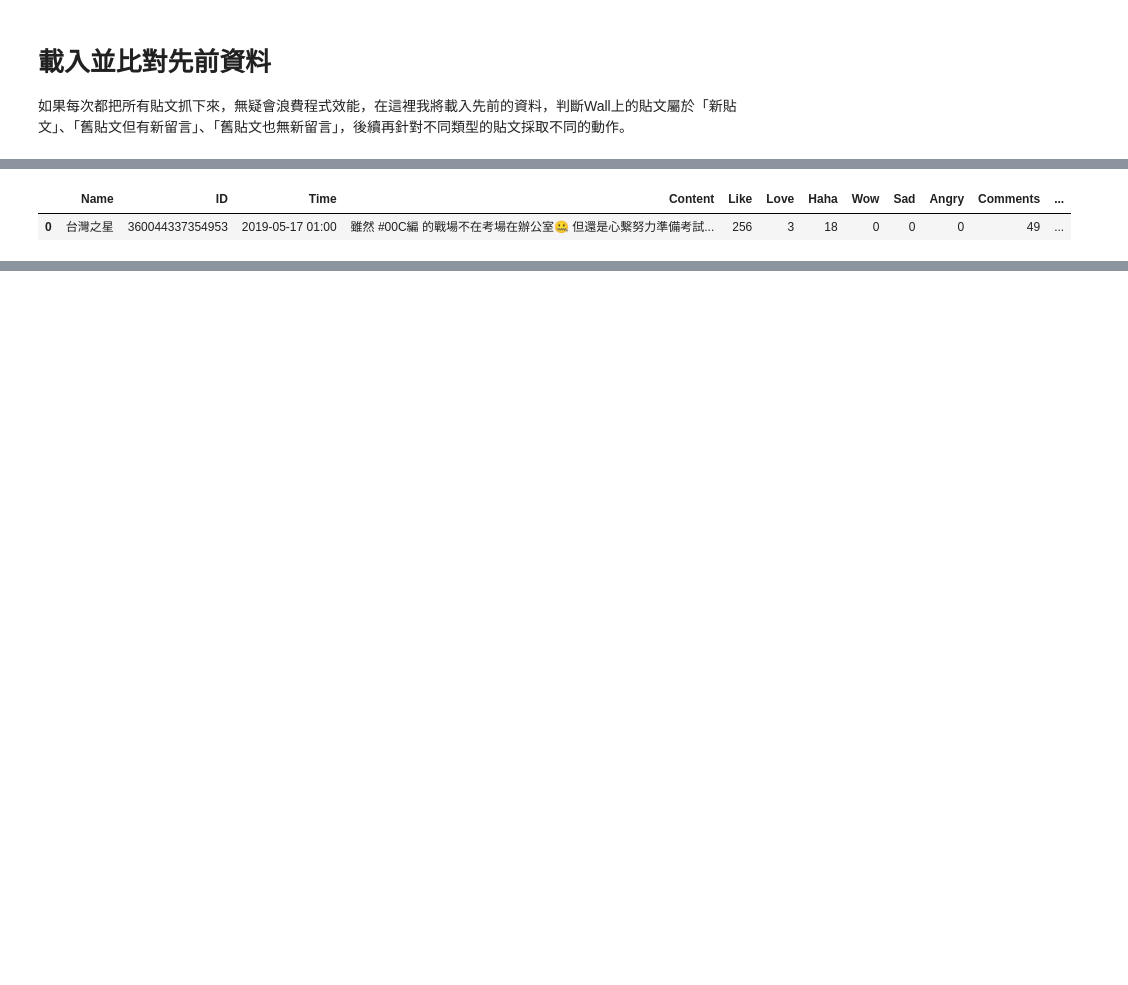
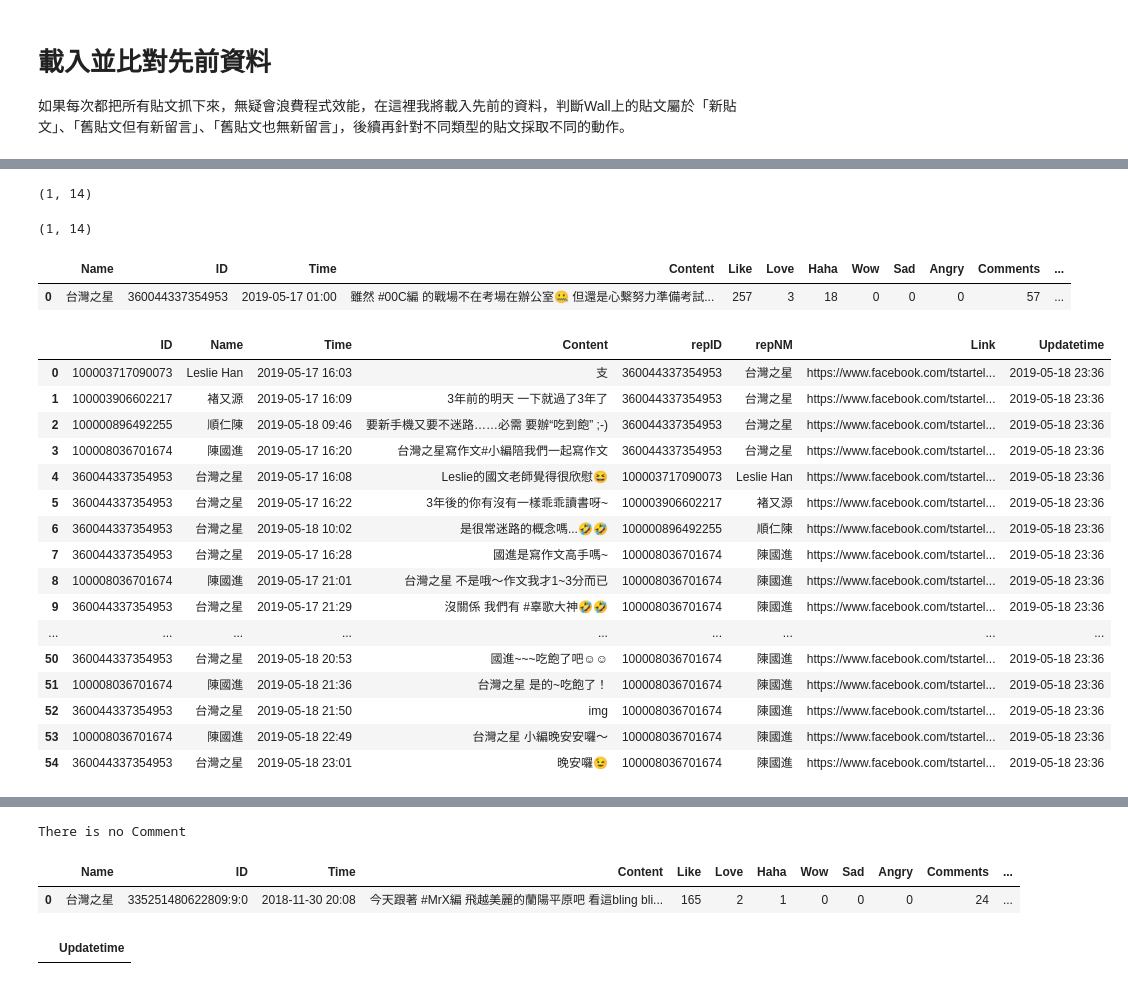
Before and after one commit to tlyu0419/FacebookCrawler, a Jupyter notebook: Facebook.ipynb, the cells around one changed output, grey strips where cells are left out. Drawn from its saved outputs; the diff is of its cells as text; code cells hidden in the pictures; blank space fills up the shorter version.

```diff
--- a/Facebook.ipynb
+++ b/Facebook.ipynb
@@ -1091,5 +1126,0 @@ UFI2CommentsList = soup.find('div', {'data-testid':'UFI2CommentsList/root_depth_
-# %%
-CrawlPost(soup)
-# %% [output]
-|  | Name | ID | Time | Content | Like | Love | Haha | Wow | Sad | Angry | Comments | ... |
-| 0 | 台灣之星 | 360044337354953 | 2019-05-17 01:00 | 雖然 #00C編 的戰場不在考場在辦公室🤐 但還是心繫努力準備考試... | 256 | 3 | 18 | 0 | 0 | 0 | 49 | ... |
@@ -1096,2 +1129,40 @@ CrawlPost(soup)
+# %%
+# 定義一個update的函數吧！
+
+Post = PostCrawler(soup)[0]
+Post.to_pickle('C:/Users/TL_Yu/Desktop/test.pkl')
+Post.shape
+# %% [output]
+(1, 14)
+# %%
+Post2 = pd.read_pickle('C:/Users/TL_Yu/Desktop/test.pkl')
+Post2.shape
+# %% [output]
+(1, 14)
+# %%
+Post2
+# %% [output]
+|  | Name | ID | Time | Content | Like | Love | Haha | Wow | Sad | Angry | Comments | ... |
+| 0 | 台灣之星 | 360044337354953 | 2019-05-17 01:00 | 雖然 #00C編 的戰場不在考場在辦公室🤐 但還是心繫努力準備考試... | 257 | 3 | 18 | 0 | 0 | 0 | 57 | ... |
+# %%
+PostCrawler(soup)[1]
+# %% [output]
+|  | ID | Name | Time | Content | repID | repNM | Link | Updatetime |
+| 0 | 100003717090073 | Leslie Han | 2019-05-17 16:03 | 支 | 360044337354953 | 台灣之星 | https://www.facebook.com/tstartel... | 2019-05-18 23:36 |
+| 1 | 100003906602217 | 褚又源 | 2019-05-17 16:09 | 3年前的明天 一下就過了3年了 | 360044337354953 | 台灣之星 | https://www.facebook.com/tstartel... | 2019-05-18 23:36 |
+| 2 | 100000896492255 | 順仁陳 | 2019-05-18 09:46 | 要新手機又要不迷路……必需 要辦“吃到飽” ;-) | 360044337354953 | 台灣之星 | https://www.facebook.com/tstartel... | 2019-05-18 23:36 |
+| 3 | 100008036701674 | 陳國進 | 2019-05-17 16:20 | 台灣之星寫作文#小編陪我們一起寫作文 | 360044337354953 | 台灣之星 | https://www.facebook.com/tstartel... | 2019-05-18 23:36 |
+| 4 | 360044337354953 | 台灣之星 | 2019-05-17 16:08 | Leslie的國文老師覺得很欣慰😆 | 100003717090073 | Leslie Han | https://www.facebook.com/tstartel... | 2019-05-18 23:36 |
+| 5 | 360044337354953 | 台灣之星 | 2019-05-17 16:22 | 3年後的你有沒有一樣乖乖讀書呀~ | 100003906602217 | 褚又源 | https://www.facebook.com/tstartel... | 2019-05-18 23:36 |
+| 6 | 360044337354953 | 台灣之星 | 2019-05-18 10:02 | 是很常迷路的概念嗎...🤣🤣 | 100000896492255 | 順仁陳 | https://www.facebook.com/tstartel... | 2019-05-18 23:36 |
+| 7 | 360044337354953 | 台灣之星 | 2019-05-17 16:28 | 國進是寫作文高手嗎~ | 100008036701674 | 陳國進 | https://www.facebook.com/tstartel... | 2019-05-18 23:36 |
+| 8 | 100008036701674 | 陳國進 | 2019-05-17 21:01 | 台灣之星 不是哦～作文我才1~3分而已 | 100008036701674 | 陳國進 | https://www.facebook.com/tstartel... | 2019-05-18 23:36 |
+| 9 | 360044337354953 | 台灣之星 | 2019-05-17 21:29 | 沒關係 我們有 #辜歌大神🤣🤣 | 100008036701674 | 陳國進 | https://www.facebook.com/tstartel... | 2019-05-18 23:36 |
+| ... | ... | ... | ... | ... | ... | ... | ... | ... |
+| 50 | 360044337354953 | 台灣之星 | 2019-05-18 20:53 | 國進~~~吃飽了吧☺☺ | 100008036701674 | 陳國進 | https://www.facebook.com/tstartel... | 2019-05-18 23:36 |
+| 51 | 100008036701674 | 陳國進 | 2019-05-18 21:36 | 台灣之星 是的~吃飽了！ | 100008036701674 | 陳國進 | https://www.facebook.com/tstartel... | 2019-05-18 23:36 |
+| 52 | 360044337354953 | 台灣之星 | 2019-05-18 21:50 | img | 100008036701674 | 陳國進 | https://www.facebook.com/tstartel... | 2019-05-18 23:36 |
+| 53 | 100008036701674 | 陳國進 | 2019-05-18 22:49 | 台灣之星 小編晚安安囉～ | 100008036701674 | 陳國進 | https://www.facebook.com/tstartel... | 2019-05-18 23:36 |
+| 54 | 360044337354953 | 台灣之星 | 2019-05-18 23:01 | 晚安囉😉 | 100008036701674 | 陳國進 | https://www.facebook.com/tstartel... | 2019-05-18 23:36 |
 # %%
 # 留言
@@ -1185,3 +1256,23 @@ CrawlComment(soup)
 | 45 | 100008036701674 | 陳國進 | 2019-05-18 18:02 | 台灣之星 小編在潮州肉圓店嗎？ | 100008036701674 | 陳國進 | https://www.facebook.com/tstartel... | 2019-05-18 20:42 |
 | 46 | 100008036701674 | 陳國進 | 2019-05-18 18:06 | 台灣之星 有人在火車內抽煙~火車禁止抽煙欸~好臭哦～ | 100008036701674 | 陳國進 | https://www.facebook.com/tstartel... | 2019-05-18 20:42 |
 | 47 | 360044337354953 | 台灣之星 | 2019-05-18 18:30 | 小編趴在桌上…只能望著肉圓止飢了火車抽煙很臭…不乖! | 100008036701674 | 陳國進 | https://www.facebook.com/tstartel... | 2019-05-18 20:42 |
+# %%
+Expand(driver.current_url)
+# %% [output]
+There is no Comment
+# %%
+soup = BeautifulSoup(driver.page_source)
+# 貼文區
+userContent = soup.find('div', {'class':'_5pcr userContentWrapper'})
+# 貼文區 > po文人資訊區塊
+PosterInfo = userContent.find('div', {'class':'l_c3pyo2v0u i_c3pynyi2f clearfix'})
+# 貼文區 > 留言區
+UFI2CommentsList = soup.find('div', {'data-testid':'UFI2CommentsList/root_depth_0'})
+CrawlPost(soup)
+# %% [output]
+|  | Name | ID | Time | Content | Like | Love | Haha | Wow | Sad | Angry | Comments | ... |
+| 0 | 台灣之星 | 335251480622809:9:0 | 2018-11-30 20:08 | 今天跟著 #MrX編 飛越美麗的蘭陽平原吧 看這bling bli... | 165 | 2 | 1 | 0 | 0 | 0 | 24 | ... |
+# %%
+CrawlPostComment(soup)
+# %% [output]
+|  | Updatetime |
```
Also changed, not shown: parts of 11 cells of this notebook.
